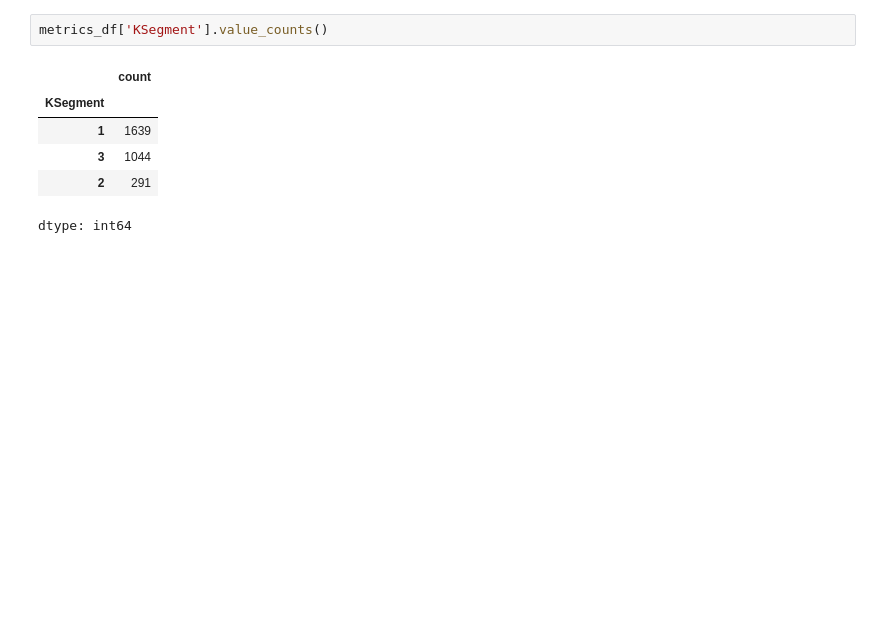
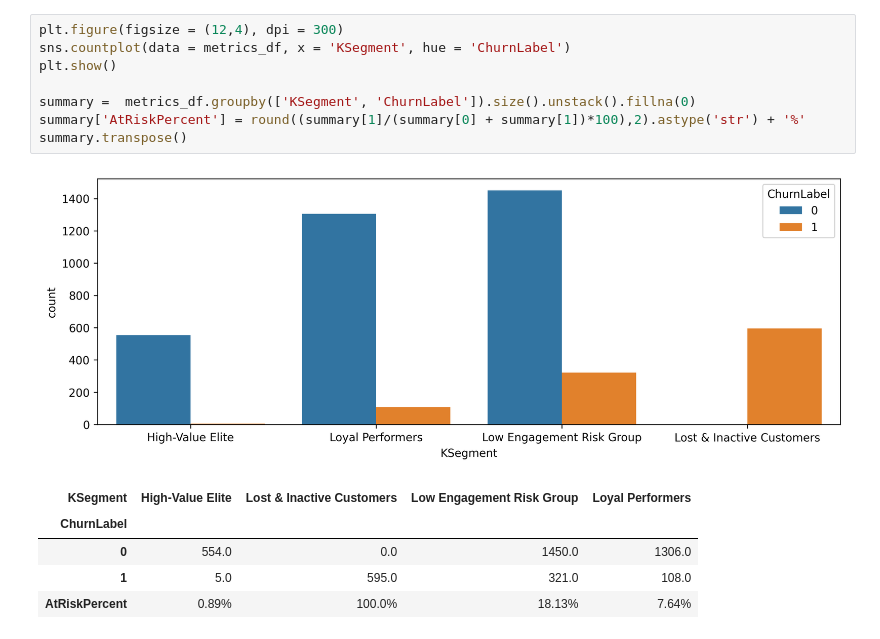
Before and after one commit to mundundan-star/online-retail-customer-analytics, a Jupyter notebook: 7.0 Retention_Priority_Matrix.ipynb, the cells around one changed output. Drawn from its saved outputs; the diff is of its cells as text; blank space fills up the shorter version.

```diff
--- a/7.0 Retention_Priority_Matrix.ipynb
+++ b/7.0 Retention_Priority_Matrix.ipynb
@@ -87,9 +143,15 @@ ValueError: X has 7 features, but StandardScaler is expecting 17 features as inp
-# %%
-metrics_df['KSegment'].value_counts()
-# %% [output]
-|  | count |
-| KSegment |  |
-| 1 | 1639 |
-| 3 | 1044 |
-| 2 | 291 |
-dtype: int64
+# %%
+plt.figure(figsize = (12,4), dpi = 300)
+sns.countplot(data = metrics_df, x = 'KSegment', hue = 'ChurnLabel')
+plt.show()
+
+summary =  metrics_df.groupby(['KSegment', 'ChurnLabel']).size().unstack().fillna(0)
+summary['AtRiskPercent'] = round((summary[1]/(summary[0] + summary[1])*100),2).astype('str') + '%'
+summary.transpose()
+# %% [output]
+[figure, added]
+| KSegment | High-Value Elite | Lost & Inactive Customers | Low Engagement Risk Group | Loyal Performers |
+| ChurnLabel |  |  |  |  |
+| 0 | 554.0 | 0.0 | 1450.0 | 1306.0 |
+| 1 | 5.0 | 595.0 | 321.0 | 108.0 |
+| AtRiskPercent | 0.89% | 100.0% | 18.13% | 7.64% |
```
Also changed, not shown: parts of 2 cells of this notebook.
